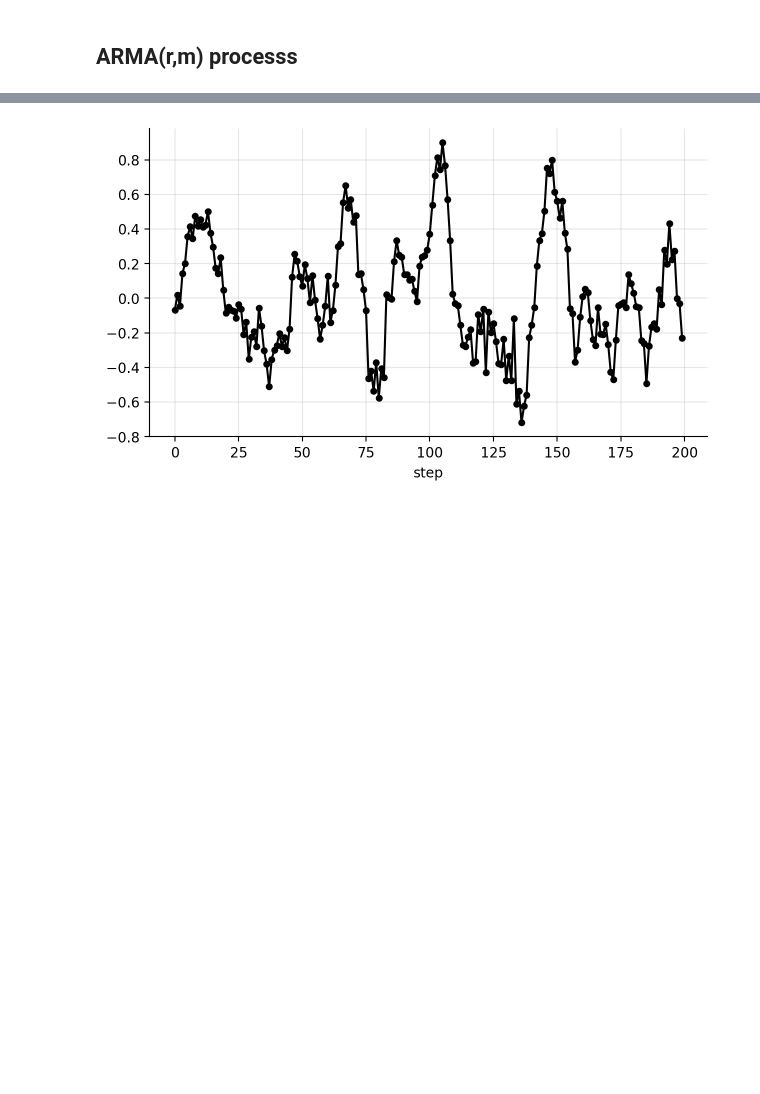
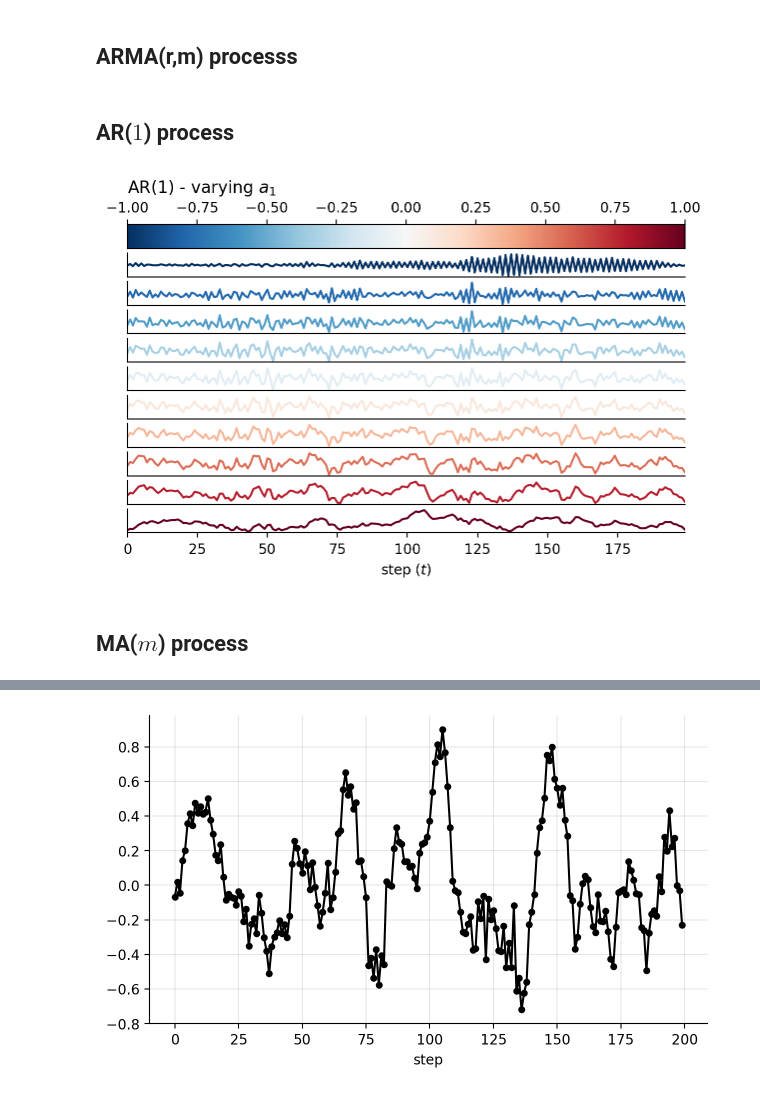
Before and after one commit to gerdm/filtering-notes, a Jupyter notebook: 02-state-space-models/arma-ssm.ipynb, the cells around one changed output, grey strips where cells are left out. Saved outputs shown, nothing was run; the diff lists cells and outputs as text; code cells hidden in the pictures; blank space fills up the shorter version.

Commit message:
feat-02: arma-ssm

```diff
--- a/02-state-space-models/arma-ssm.ipynb
+++ b/02-state-space-models/arma-ssm.ipynb
@@ -449 +451,25 @@ plt.savefig("ar1-sample-autocorr.png", dpi=300, bbox_inches="tight")
+# %%
+def plot_varying_simulations(fig, sims, cmap=plt.cm.RdBu_r, title=""):
+    range_values = sims.columns.values
+    n_values = len(range_values)
+    norm = mpl.colors.Normalize(vmin=range_values.min(), vmax=range_values.max())
+    mappable = mpl.cm.ScalarMappable(norm=norm, cmap=cmap)
+    colors = cmap(jnp.linspace(0, 1, n_values))
+
+    gs = GridSpec(n_values + 1, 1)
+    ax_cbar = fig.add_subplot(gs[0])
+    cbar = plt.colorbar(mappable, cax=ax_cbar, orientation="horizontal")
+    ax_cbar.tick_params(top=True, labeltop=True, bottom=False, labelbottom=False)
+    ax_cbar.set_title(title, loc="left")
+
+    for i, (c, a) in enumerate(zip(colors, range_values)):
+        ax = fig.add_subplot(gs[i+1])
+
+        ax.set_yticks([])
+        ax.plot(sims[a], c=c)
+        ax.set_xlim(0, n_steps-1)
+        if i != n_values-1:
+            ax.set_xticks([])
+
+    ax.set_xlabel("step ($t$)")
 # %% [markdown]
@@ -478,0 +521,22 @@ def init_arma_components(H_ar=None, H_ma=None):
+# %% [markdown]
+## AR($1$) process
+# %%
+n_values = 10
+ar_sims = {}
+n_steps = 200
+H_ar_values = jnp.linspace(-1, 1, n_values)
+
+for b in H_ar_values:
+    H_ar, F_ar, T_r = init_arma_components(H_ar=b)
+    hist = run_ssm(key, F_ar, H_ar, T_r, R, n_steps)
+    ar_sims[float(b)] = hist["y"]
+
+ar_sims = pd.DataFrame(ar_sims)
+# %%
+fig = plt.figure()
+title = "AR(1) - varying $a_1$"
+plot_varying_simulations(fig, ar_sims, title=title)
+# %% [output]
+[figure, added]
+# %% [markdown]
+## MA($m$) process
```
Also changed, not shown: parts of 18 cells of this notebook.
